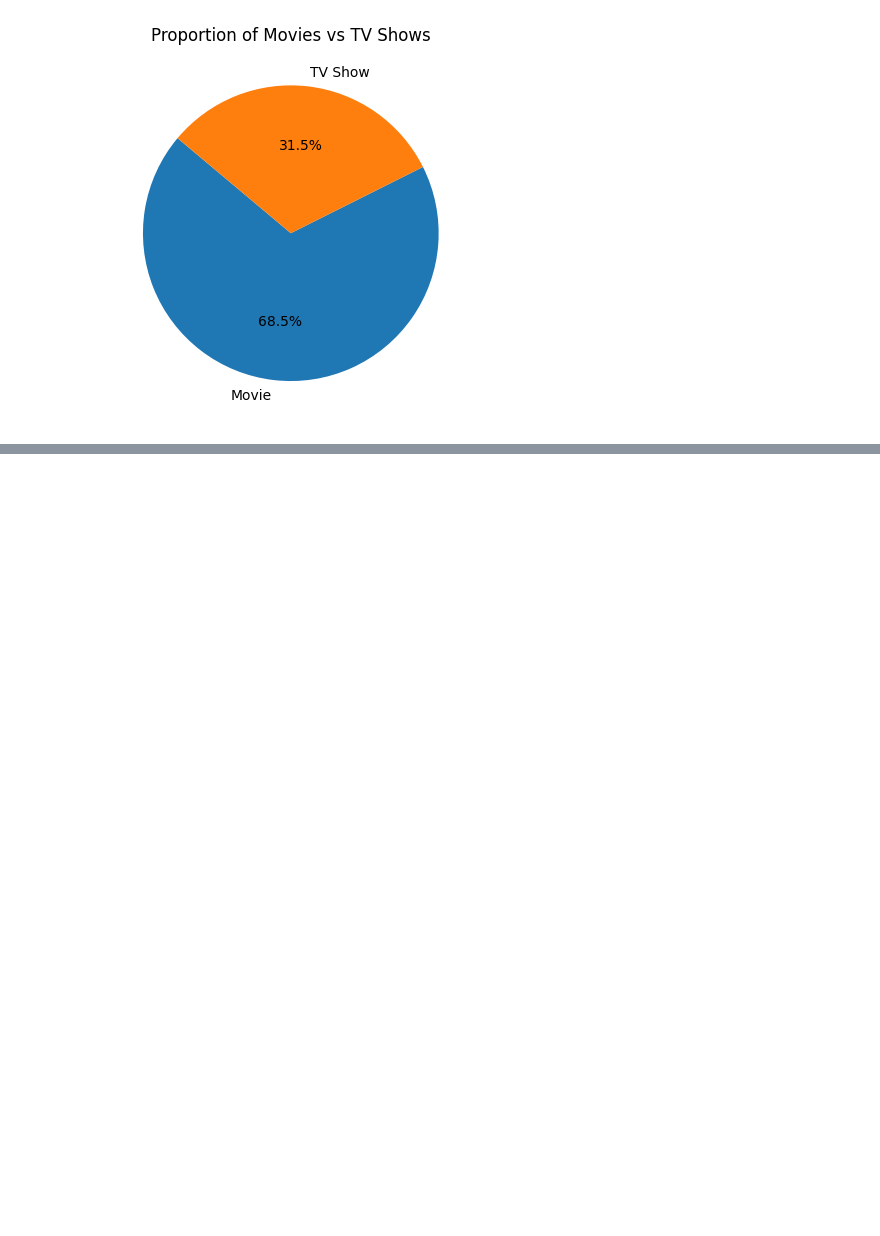
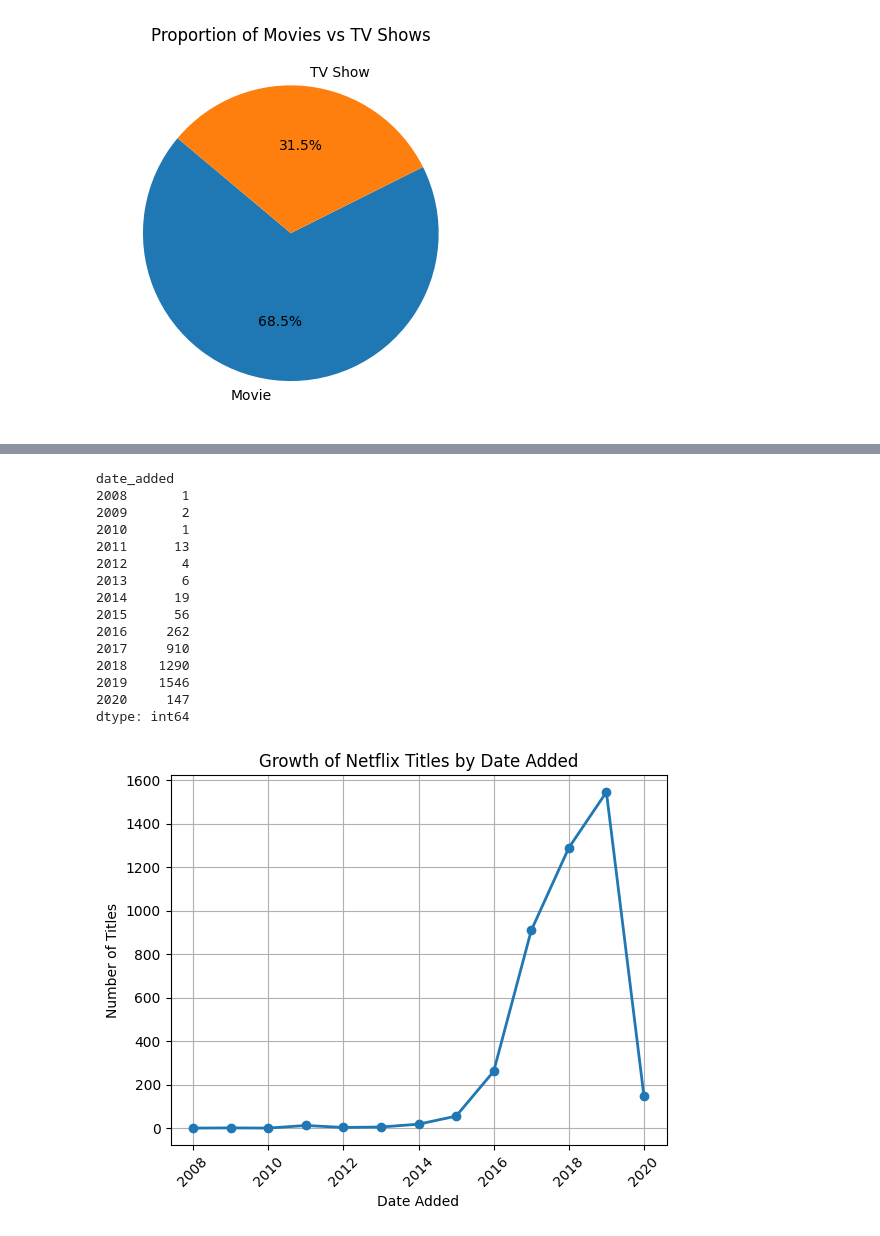
Before and after one commit to Ridima28/netflix-data-analysis, a Jupyter notebook: Netflix-ED.ipynb, the cells around one changed output, grey strips where cells are left out. Saved outputs shown, nothing was run; the diff lists cells and outputs as text; code cells hidden in the pictures; blank space fills up the shorter version.

```diff
--- a/Netflix-ED.ipynb
+++ b/Netflix-ED.ipynb
@@ -139,0 +199,37 @@ plt.show()
+# %%
+movies = data[data['type'] == 'Movie']
+
+movies_per_year = movies.groupby(movies['date_added'].dt.year).size()
+
+print(movies_per_year)
+
+plt.plot(
+    movies_per_year.index,
+    movies_per_year.values,
+    marker='o',
+    linewidth=2
+)
+plt.title("Growth of Netflix Titles by Date Added")
+plt.xlabel("Date Added")
+plt.ylabel("Number of Titles")
+plt.grid(True)
+plt.xticks(rotation=45)
+plt.savefig("Growth of Netflix Titles by Date Added.png")
+plt.show()
+# %% [output]
+date_added
+2008       1
+2009       2
+2010       1
+2011      13
+2012       4
+2013       6
+2014      19
+2015      56
+2016     262
+2017     910
+2018    1290
+2019    1546
+2020     147
+dtype: int64
+[figure, added]
```
Also changed, not shown: parts of 17 cells of this notebook, 14 other files.
